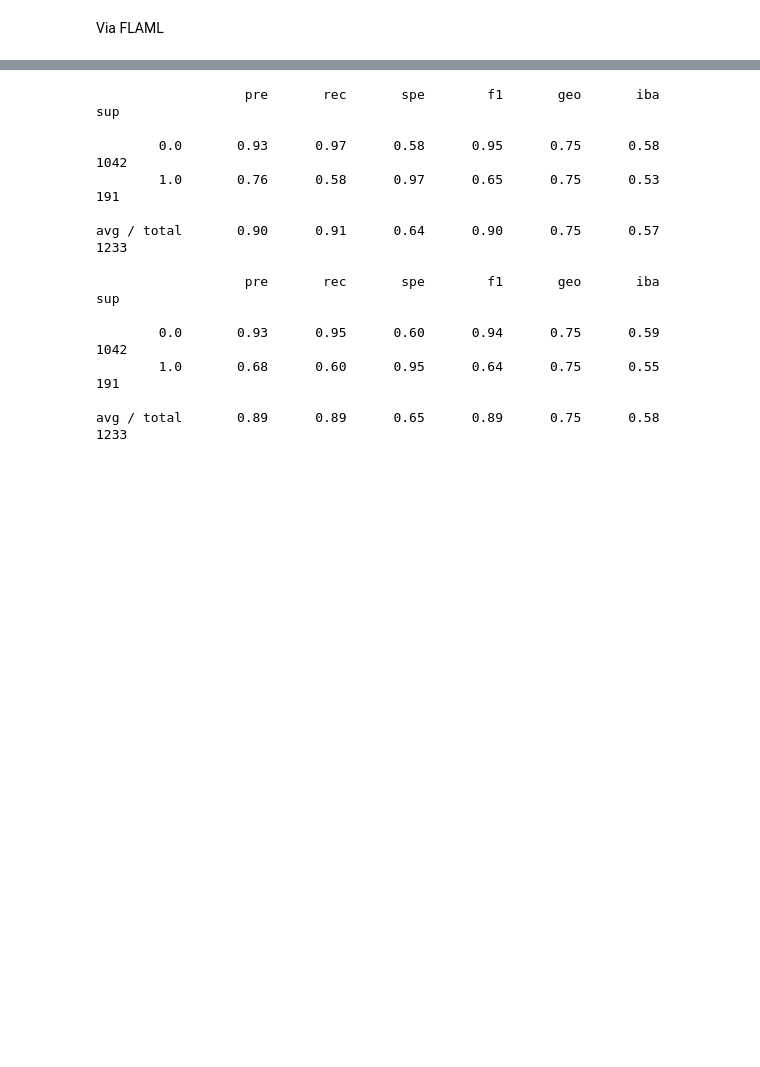
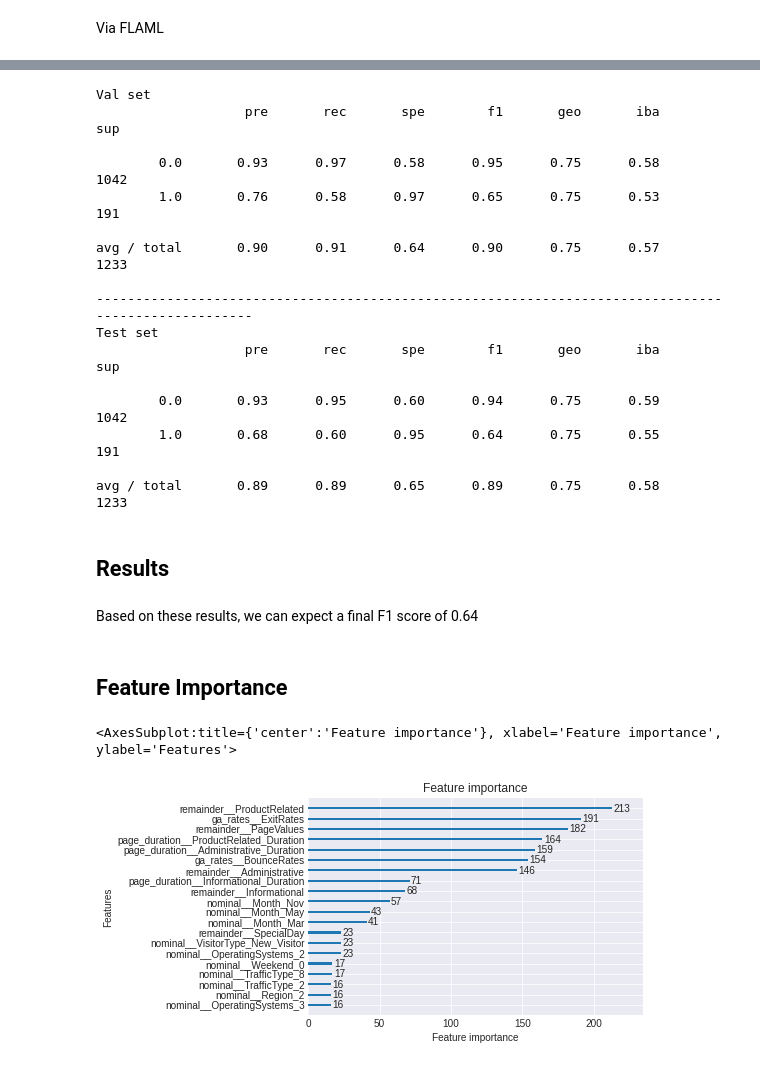
Before and after one commit to DoubleGremlin181/Aicadium-interview-coding-round, a Jupyter notebook: Data Modelling.ipynb, the cells around one changed output, grey strips where cells are left out. Cells and saved outputs as stored; diff of their text form; code cells hidden in the pictures; blank space fills up the shorter version.

Commit message:
Added results and feature importance for the final model

```diff
--- a/Data Modelling.ipynb
+++ b/Data Modelling.ipynb
@@ -242,11 +242,16 @@ automl.fit(X_train=X_train, y_train=y_train['remainder__Revenue'], **settings)
 best_estimator = automl.model.estimator
 
 best_val_preds = best_estimator.predict(X_val)
+print("Val set")
 print(classification_report_imbalanced(y_val, best_val_preds))
 
+print("-"*100)
+
 best_test_preds = best_estimator.predict(X_test)
+print("Test set")
 print(classification_report_imbalanced(y_test, best_test_preds))
 # %% [output]
+Val set
                    pre       rec       spe        f1       geo       iba       sup
 
         0.0       0.93      0.97      0.58      0.95      0.75      0.58      1042
@@ -254,9 +259,22 @@ print(classification_report_imbalanced(y_test, best_test_preds))
 
 avg / total       0.90      0.91      0.64      0.90      0.75      0.57      1233
 
+----------------------------------------------------------------------------------------------------
+Test set
                    pre       rec       spe        f1       geo       iba       sup
 
         0.0       0.93      0.95      0.60      0.94      0.75      0.59      1042
         1.0       0.68      0.60      0.95      0.64      0.75      0.55       191
 
 avg / total       0.89      0.89      0.65      0.89      0.75      0.58      1233
+# %% [markdown]
+## Results
+# %% [markdown]
+Based on these results, we can expect a final F1 score of 0.64
+# %% [markdown]
+## Feature Importance
+# %%
+lgb.plot_importance(best_estimator, max_num_features=20)
+# %% [output]
+<AxesSubplot:title={'center':'Feature importance'}, xlabel='Feature importance', ylabel='Features'>
+[figure, added]
```
Also changed, not shown: parts of 3 cells of this notebook.
